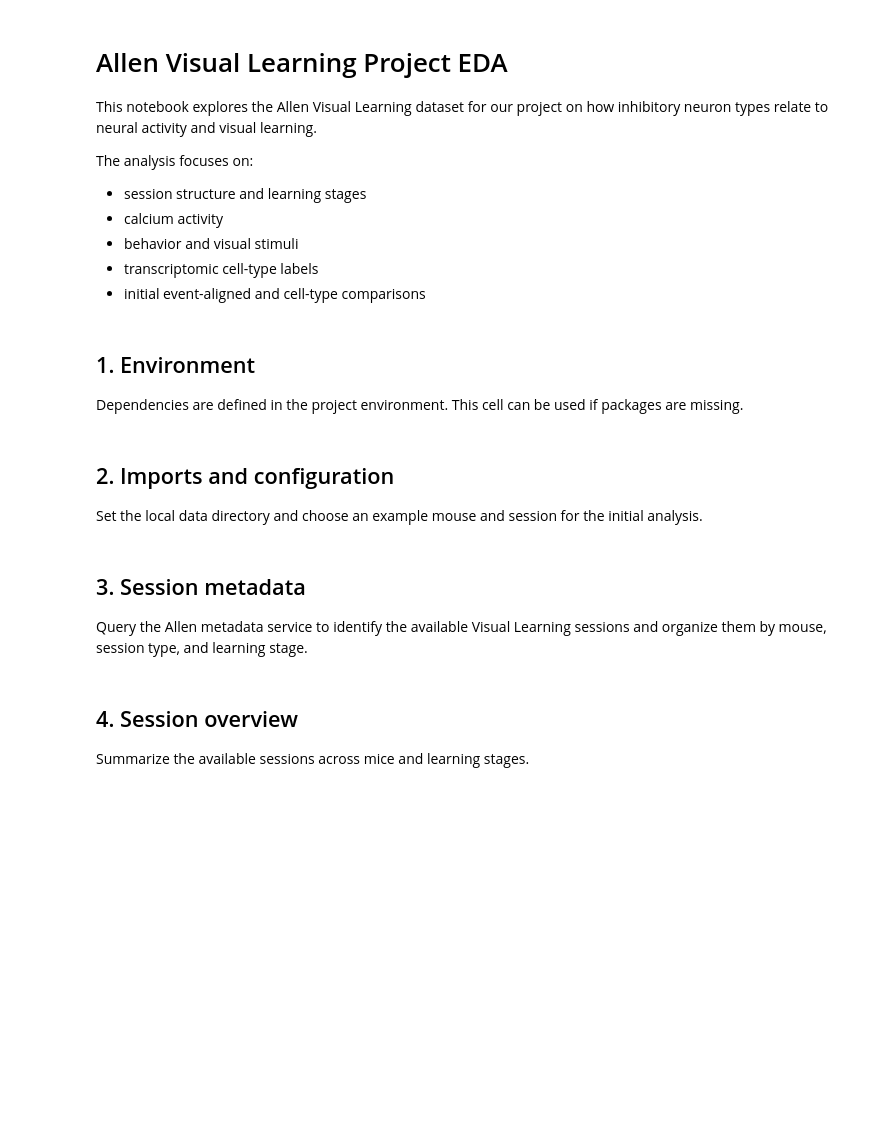
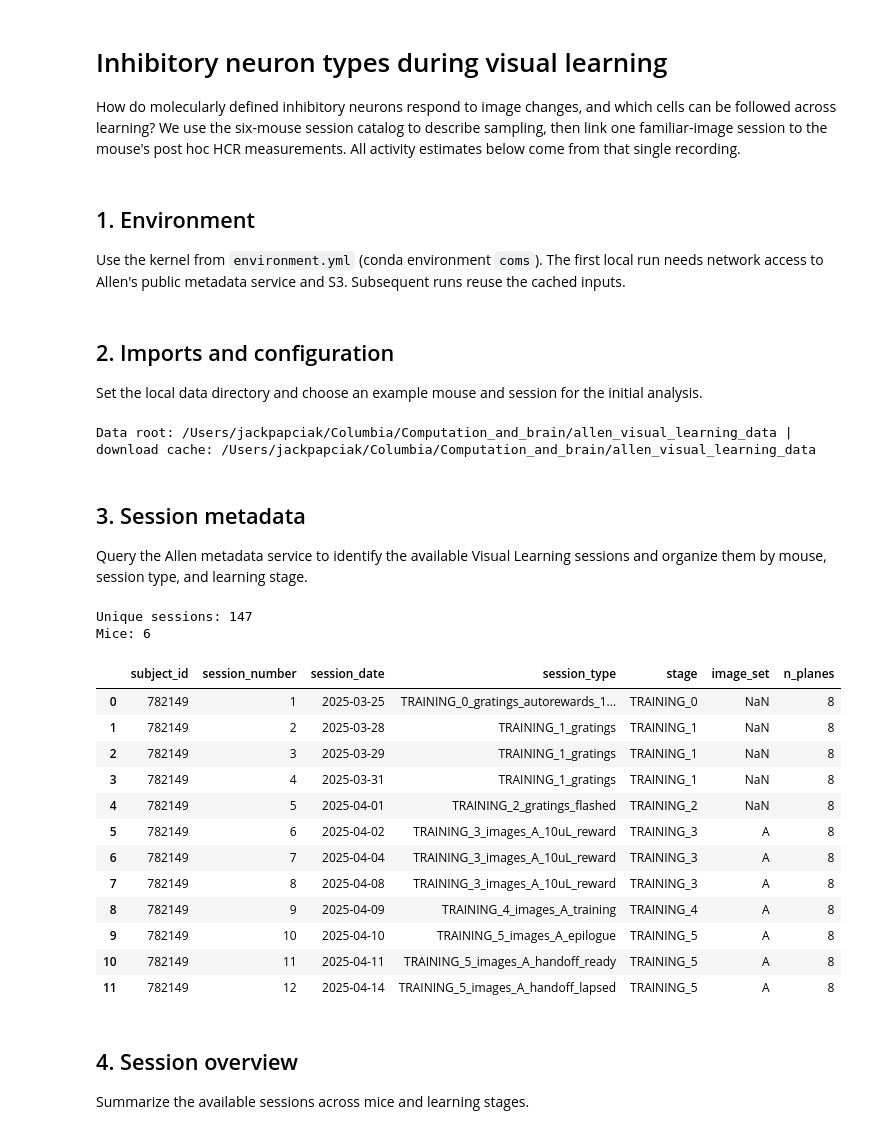
Before and after one commit to johnpapciak/visual-learning-neuron-types, a Jupyter notebook: visual_learning_eda.ipynb, the cells around one changed output. Cells and saved outputs as stored; diff of their text form; code cells hidden in the pictures; blank space fills up the shorter version.

Commit message:
additional exploratory analysis

```diff
--- a/visual_learning_eda.ipynb
+++ b/visual_learning_eda.ipynb
@@ -1,54 +1,44 @@
 # %% [markdown]
-# Allen Visual Learning Project EDA
+# Inhibitory neuron types during visual learning
 
-This notebook explores the Allen Visual Learning dataset for our project on how inhibitory neuron types relate to neural activity and visual learning.
-
-The analysis focuses on:
-- session structure and learning stages
-- calcium activity
-- behavior and visual stimuli
-- transcriptomic cell-type labels
-- initial event-aligned and cell-type comparisons
+How do molecularly defined inhibitory neurons respond to image changes, and which cells can be followed across learning? We use the six-mouse session catalog to describe sampling, then link one familiar-image session to the mouse's post hoc HCR measurements. All activity estimates below come from that single recording.
 # %% [markdown]
 ## 1. Environment
 
-Dependencies are defined in the project environment. This cell can be used if packages are missing.
+Use the kernel from `environment.yml` (conda environment `coms`). The first local run needs network access to Allen's public metadata service and S3. Subsequent runs reuse the cached inputs.
 # %% [markdown]
 ## 2. Imports and configuration
 
 Set the local data directory and choose an example mouse and session for the initial analysis.
 # %%
 from pathlib import Path
-from datetime import datetime
-import glob
+from tempfile import TemporaryDirectory
+from urllib.request import urlretrieve
+import json
 import os
-import re
 
+import anndata as ad
+import matplotlib.pyplot as plt
 import numpy as np
 import pandas as pd
-import matplotlib.pyplot as plt
-import anndata as ad
 import pynwb
+import s3fs
 
 pd.set_option("display.max_columns", 50)
 pd.set_option("display.width", 180)
 
-CODE_OCEAN_ROOT = Path("/data")
-LOCAL_ROOT = Path("./allen_visual_learning_data")
-
-if (CODE_OCEAN_ROOT / "Visual-Learning-SWDB").exists():
-    DATA_ROOT = CODE_OCEAN_ROOT
-    IN_CODE_OCEAN = True
-else:
-    DATA_ROOT = LOCAL_ROOT
-    DATA_ROOT.mkdir(parents=True, exist_ok=True)
-    IN_CODE_OCEAN = False
+# Run from the repository, its parent, or an Allen Code Ocean capsule.
+roots = [Path("/data"), Path("allen_visual_learning_data"), Path("../allen_visual_learning_data")]
+default_root = next((p for p in roots if (p / "Visual-Learning-SWDB").is_dir()), roots[1])
+DATA_ROOT = Path(os.environ.get("ALLEN_VISUAL_LEARNING_DATA", default_root)).expanduser().resolve()
+# Code Ocean mounts /data read-only.
+CACHE = Path("../scratch/visual_learning_cache").resolve() if DATA_ROOT == Path("/data") else DATA_ROOT
 
 MOUSE = 800995
 SESSION_TYPE = "OPHYS_1_images_A"
-
-print("Data root:", DATA_ROOT.resolve())
-print("Code Ocean assets detected:", IN_CODE_OCEAN)
+print("Data root:", DATA_ROOT, "| download cache:", CACHE)
+# %% [output]
+Data root: /Users/jackpapciak/Columbia/Computation_and_brain/allen_visual_learning_data | download cache: /Users/jackpapciak/Columbia/Computation_and_brain/allen_visual_learning_data
 # %% [markdown]
 ## 3. Session metadata
 
@@ -124,7 +114,13 @@ aggregate = [
     {"$match": {"n_planes": 8}},
 ]
 
-records = client.aggregate_docdb_records(pipeline=aggregate)
+catalog_cache = CACHE / "metadata" / "visual_learning_docdb_records.json"
+if catalog_cache.is_file():
+    records = json.loads(catalog_cache.read_text())
+else:
+    records = client.aggregate_docdb_records(pipeline=aggregate)
+    catalog_cache.parent.mkdir(parents=True, exist_ok=True)
+    catalog_cache.write_text(json.dumps(records))
 sessions = pd.DataFrame(records)
 
 processed_pattern = (
@@ -141,35 +137,51 @@ sessions["processed_stamp"] = sessions["name"].str.extract(
 )
 
 sessions = (
     sessions.sort_values("processed_stamp")
     .drop_duplicates("session_id", keep="last")
     .copy()
 )
 
-sessions["session_date"] = pd.to_datetime(sessions["session_start_time"]).dt.date
+sessions["session_date"] = pd.to_datetime(sessions["session_start_time"].str[:10]).dt.date
 sessions["session_type"] = sessions["acquisition_type"]
 sessions["stage"] = sessions["session_type"].str.extract(r"^(TRAINING_\d|OPHYS_\d|STAGE_\d)")
 sessions["image_set"] = sessions["session_type"].str.extract(r"_images_([AB])")
 
-sessions = sessions.sort_values(["subject_id", "session_date"]).reset_index(drop=True)
+sessions = sessions.sort_values(["subject_id", "session_date", "session_start_time"]).reset_index(drop=True)
 sessions["session_number"] = sessions.groupby("subject_id").cumcount() + 1
 
 def ordered_plane_info(row):
     triples = sorted(
         zip(row["plane_indices"], row["targeted_structures"], row["imaging_depths"]),
         key=lambda x: x[0],
     )
     names = [f"{structure}_{idx}" for idx, structure, depth in triples]
     depths = [depth for idx, structure, depth in triples]
     return names, depths
 
 plane_info = sessions.apply(ordered_plane_info, axis=1)
 sessions["plane_names"] = [x[0] for x in plane_info]
 sessions["imaging_depths"] = [x[1] for x in plane_info]
 
 print("Unique sessions:", len(sessions))
 print("Mice:", sessions["subject_id"].nunique())
 display(sessions[["subject_id", "session_number", "session_date", "session_type", "stage", "image_set", "n_planes"]].head(12))
+# %% [output]
+Unique sessions: 147
+Mice: 6
+|  | subject_id | session_number | session_date | session_type | stage | image_set | n_planes |
+| 0 | 782149 | 1 | 2025-03-25 | TRAINING_0_gratings_autorewards_1... | TRAINING_0 | NaN | 8 |
+| 1 | 782149 | 2 | 2025-03-28 | TRAINING_1_gratings | TRAINING_1 | NaN | 8 |
+| 2 | 782149 | 3 | 2025-03-29 | TRAINING_1_gratings | TRAINING_1 | NaN | 8 |
+| 3 | 782149 | 4 | 2025-03-31 | TRAINING_1_gratings | TRAINING_1 | NaN | 8 |
+| 4 | 782149 | 5 | 2025-04-01 | TRAINING_2_gratings_flashed | TRAINING_2 | NaN | 8 |
+| 5 | 782149 | 6 | 2025-04-02 | TRAINING_3_images_A_10uL_reward | TRAINING_3 | A | 8 |
+| 6 | 782149 | 7 | 2025-04-04 | TRAINING_3_images_A_10uL_reward | TRAINING_3 | A | 8 |
+| 7 | 782149 | 8 | 2025-04-08 | TRAINING_3_images_A_10uL_reward | TRAINING_3 | A | 8 |
+| 8 | 782149 | 9 | 2025-04-09 | TRAINING_4_images_A_training | TRAINING_4 | A | 8 |
+| 9 | 782149 | 10 | 2025-04-10 | TRAINING_5_images_A_epilogue | TRAINING_5 | A | 8 |
+| 10 | 782149 | 11 | 2025-04-11 | TRAINING_5_images_A_handoff_ready | TRAINING_5 | A | 8 |
+| 11 | 782149 | 12 | 2025-04-14 | TRAINING_5_images_A_handoff_lapsed | TRAINING_5 | A | 8 |
 # %% [markdown]
 ## 4. Session overview
 
```
Also changed, not shown: parts of 27 cells of this notebook.
